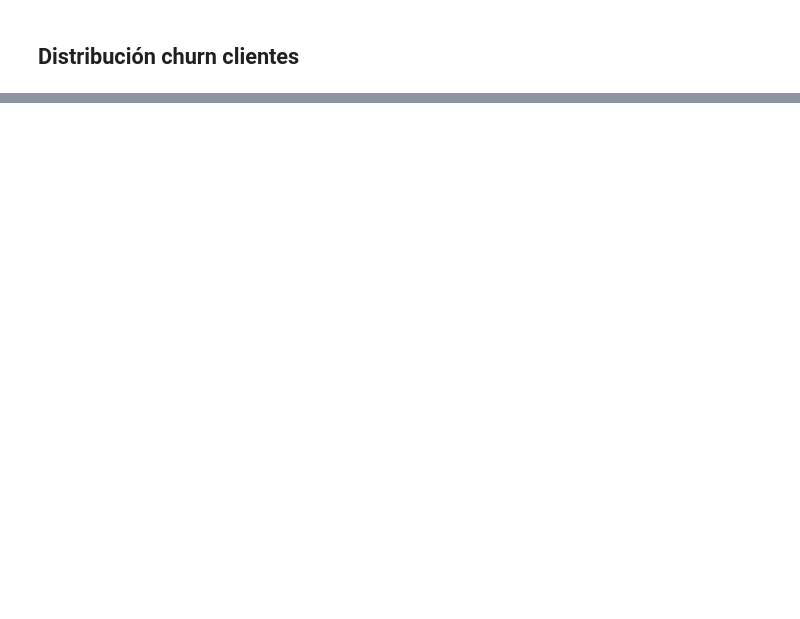
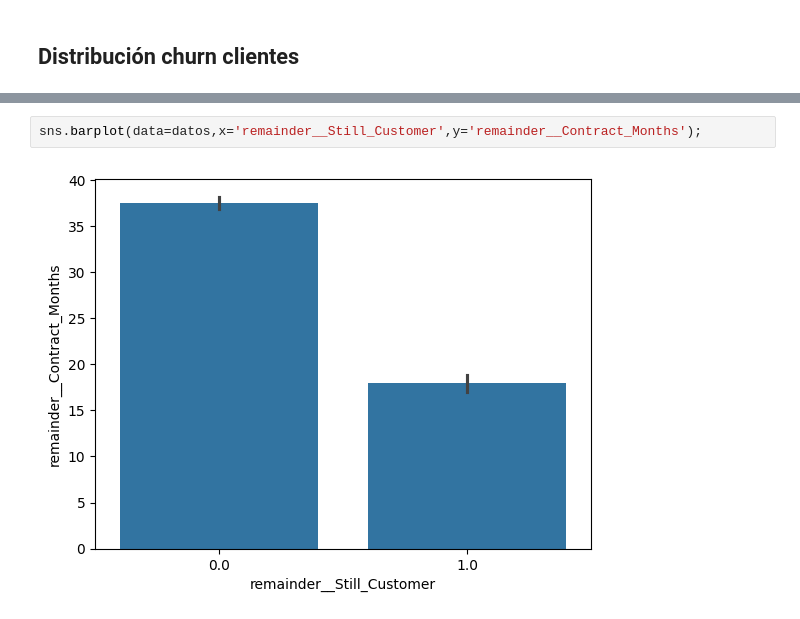
Before and after one commit to marmalux/Telecom-X-Machine-Learning, a Jupyter notebook: Churn_de_clientes_Telecom_X.ipynb, the cells around one changed output, grey strips where cells are left out. Drawn from its saved outputs; the diff is of its cells as text; blank space fills up the shorter version.

```diff
--- a/Churn_de_clientes_Telecom_X.ipynb
+++ b/Churn_de_clientes_Telecom_X.ipynb
@@ -158,0 +215,4 @@ datos.head()
+# %%
+sns.barplot(data=datos,x='remainder__Still_Customer',y='remainder__Contract_Months');
+# %% [output]
+[figure, added]
```
Also changed, not shown: parts of 14 cells of this notebook.
